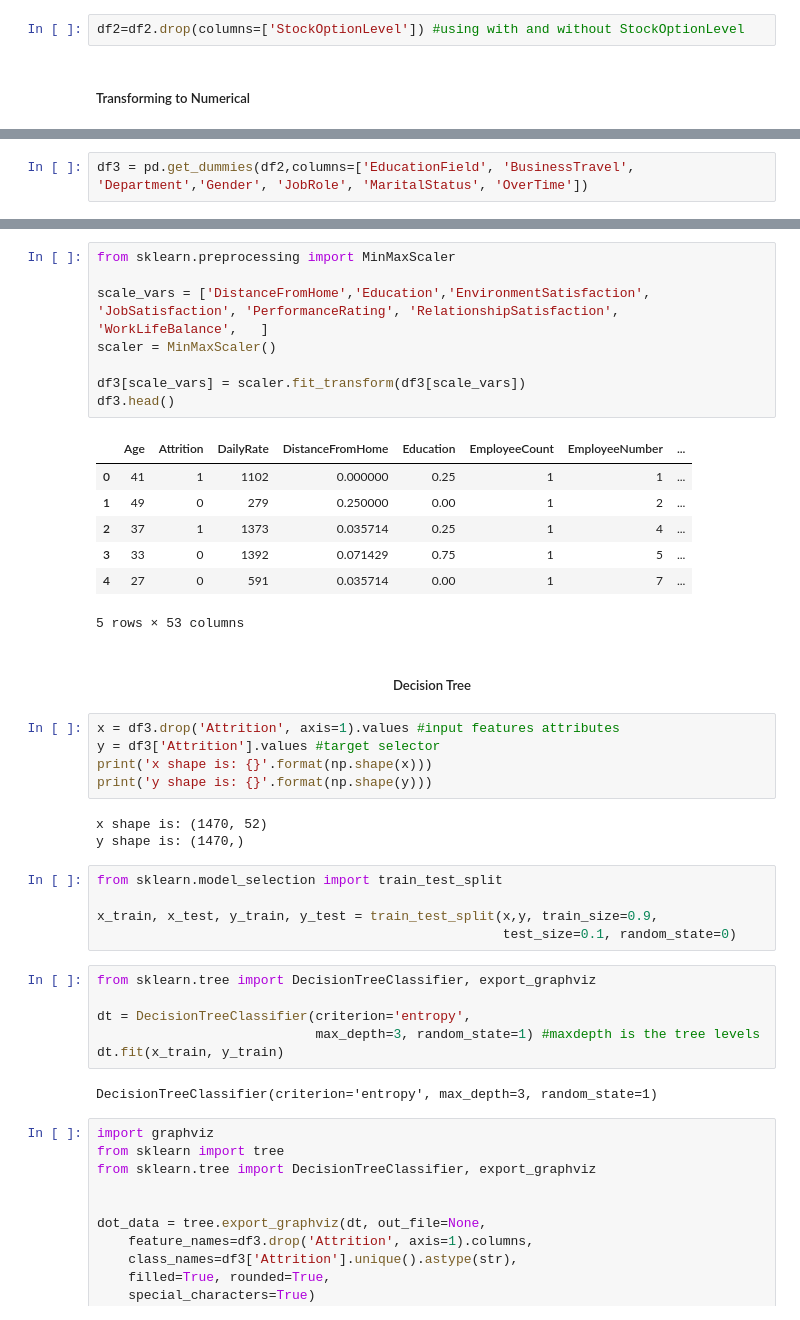
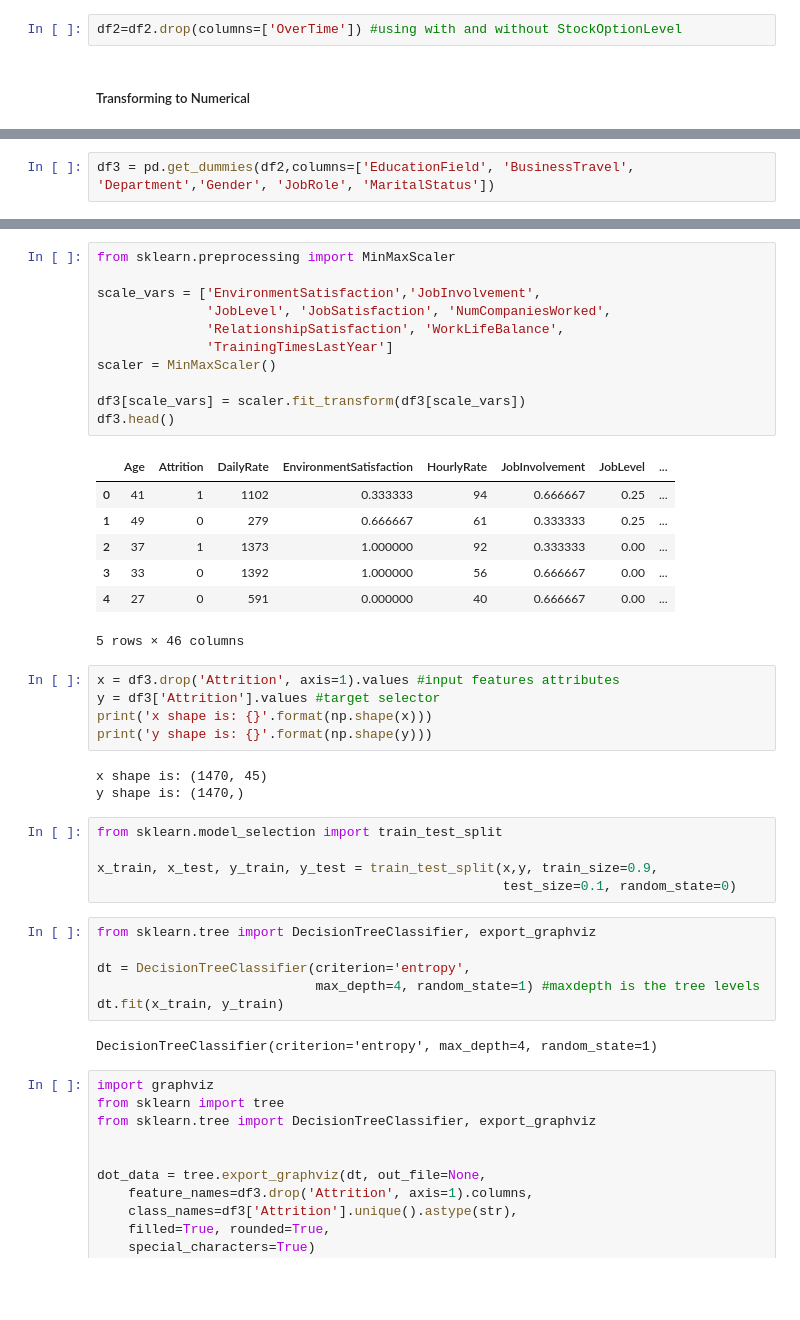
Before and after one commit to gabrielalastra/HR_Analysis, a Jupyter notebook: AttritionRateAnalysis.ipynb, the cells around one changed output, grey strips where cells are left out. Drawn from its saved outputs; the diff is of its cells as text; blank space fills up the shorter version.

```diff
--- a/AttritionRateAnalysis.ipynb
+++ b/AttritionRateAnalysis.ipynb
@@ -522,6 +617,6 @@ df['Attrition'] = df['Attrition'].replace({'Yes' : 1,
 # %%
 df2=df.copy()
 # %%
-df2=df2.drop(columns=['StockOptionLevel']) #using with and without StockOptionLevel
+df2=df2.drop(columns=['OverTime']) #using with and without StockOptionLevel
 # %% [markdown]
 <h5>Transforming to Numerical</h5>
@@ -528,5 +643,5 @@ df2=df2.drop(columns=['StockOptionLevel']) #using with and without StockOptionLe
 # %%
-df3 = pd.get_dummies(df2,columns=['EducationField', 'BusinessTravel', 'Department','Gender', 'JobRole', 'MaritalStatus', 'OverTime'])
+df3 = pd.get_dummies(df2,columns=['EducationField', 'BusinessTravel', 'Department','Gender', 'JobRole', 'MaritalStatus'])
 # %%
 df3.head()
 # %% [output]
@@ -560,28 +689,29 @@ memory usage: 327.4 KB
 # %%
 from sklearn.preprocessing import MinMaxScaler
 
-scale_vars = ['DistanceFromHome','Education','EnvironmentSatisfaction', 'JobSatisfaction', 'PerformanceRating', 'RelationshipSatisfaction', 'WorkLifeBalance',   ]
+scale_vars = ['EnvironmentSatisfaction','JobInvolvement',
+              'JobLevel', 'JobSatisfaction', 'NumCompaniesWorked',
+              'RelationshipSatisfaction', 'WorkLifeBalance',
+              'TrainingTimesLastYear']
 scaler = MinMaxScaler()
 
 df3[scale_vars] = scaler.fit_transform(df3[scale_vars])
 df3.head()
 # %% [output]
-|  | Age | Attrition | DailyRate | DistanceFromHome | Education | EmployeeCount | EmployeeNumber | ... |
-| 0 | 41 | 1 | 1102 | 0.000000 | 0.25 | 1 | 1 | ... |
-| 1 | 49 | 0 | 279 | 0.250000 | 0.00 | 1 | 2 | ... |
-| 2 | 37 | 1 | 1373 | 0.035714 | 0.25 | 1 | 4 | ... |
-| 3 | 33 | 0 | 1392 | 0.071429 | 0.75 | 1 | 5 | ... |
-| 4 | 27 | 0 | 591 | 0.035714 | 0.00 | 1 | 7 | ... |
+|  | Age | Attrition | DailyRate | EnvironmentSatisfaction | HourlyRate | JobInvolvement | JobLevel | ... |
+| 0 | 41 | 1 | 1102 | 0.333333 | 94 | 0.666667 | 0.25 | ... |
+| 1 | 49 | 0 | 279 | 0.666667 | 61 | 0.333333 | 0.25 | ... |
+| 2 | 37 | 1 | 1373 | 1.000000 | 92 | 0.333333 | 0.00 | ... |
+| 3 | 33 | 0 | 1392 | 1.000000 | 56 | 0.666667 | 0.00 | ... |
+| 4 | 27 | 0 | 591 | 0.000000 | 40 | 0.666667 | 0.00 | ... |
-5 rows × 53 columns
+5 rows × 46 columns
-# %% [markdown]
-<h5 align='center'>Decision Tree</h5>
 # %%
 x = df3.drop('Attrition', axis=1).values #input features attributes
 y = df3['Attrition'].values #target selector
 print('x shape is: {}'.format(np.shape(x)))
 print('y shape is: {}'.format(np.shape(y)))
 # %% [output]
-x shape is: (1470, 52)
+x shape is: (1470, 45)
 y shape is: (1470,)
 # %%
 from sklearn.model_selection import train_test_split
@@ -592,10 +722,10 @@ x_train, x_test, y_train, y_test = train_test_split(x,y, train_size=0.9,
 from sklearn.tree import DecisionTreeClassifier, export_graphviz
 
 dt = DecisionTreeClassifier(criterion='entropy',
-                            max_depth=3, random_state=1) #maxdepth is the tree levels
+                            max_depth=4, random_state=1) #maxdepth is the tree levels
 dt.fit(x_train, y_train)
 # %% [output]
-DecisionTreeClassifier(criterion='entropy', max_depth=3, random_state=1)
+DecisionTreeClassifier(criterion='entropy', max_depth=4, random_state=1)
 # %%
 import graphviz
 from sklearn import tree
```
Also changed, not shown: parts of 41 cells of this notebook.
